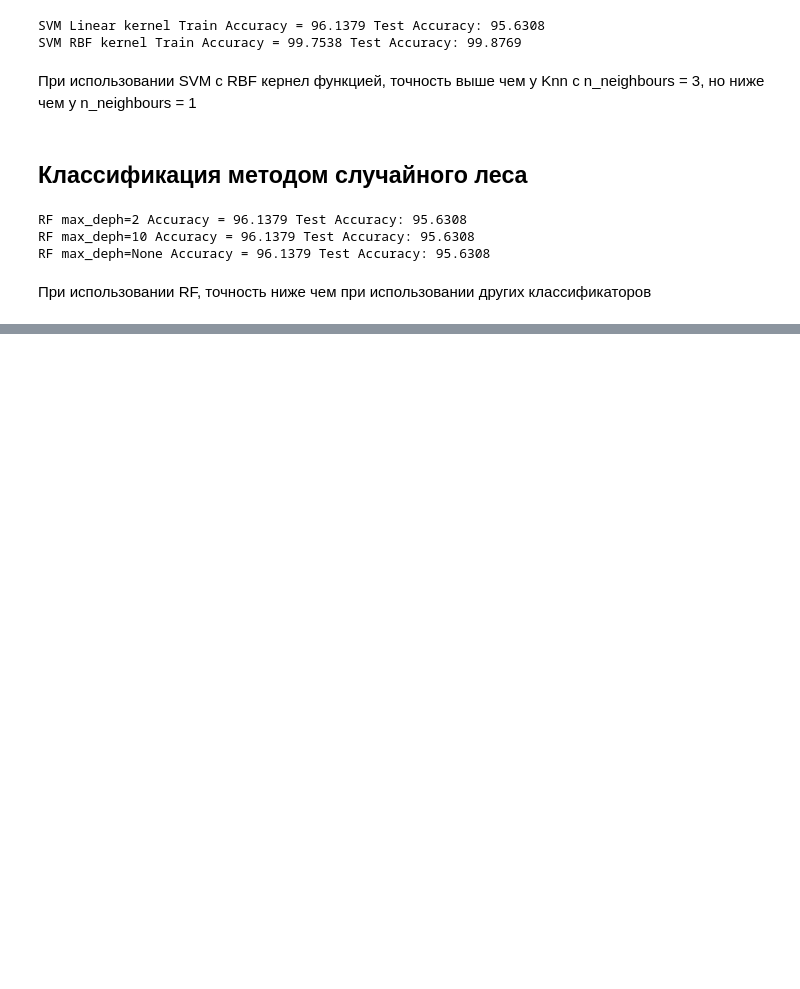
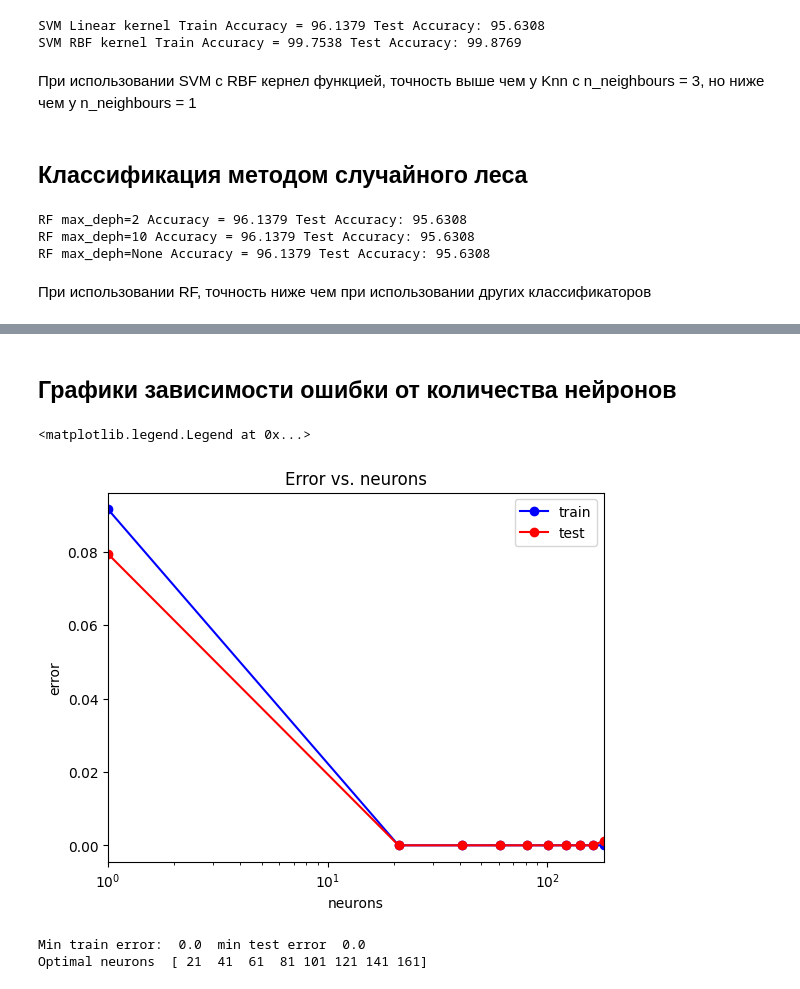
Before and after one commit to KirillYashin/ML_Course, a Jupyter notebook: HW_1.ipynb, the cells around one changed output, grey strips where cells are left out. Saved outputs shown, nothing was run; the diff lists cells and outputs as text; code cells hidden in the pictures; blank space fills up the shorter version.

```diff
--- a/HW_1.ipynb
+++ b/HW_1.ipynb
@@ -390,3 +490,44 @@ RF max_deph=None Accuracy = 96.1379 Test Accuracy: 95.6308
+# %% [markdown]
+## Графики зависимости ошибки от количества нейронов
+# %%
+import numpy as np
+import matplotlib.pyplot as plt
+neurons_count = np.array([x for x in range(1, 200, 20)])
+
+test_err = []
+train_err = []
+
+for neurons in neurons_count:
+    mlp_model = MLPClassifier(alpha = alpha_opt[0], hidden_layer_sizes = (neurons,),
+                              solver = 'lbfgs', activation = 'logistic', max_iter=1000, random_state = 42)
+    mlp_model.fit(x_train, y_train)
+
+    y_train_pred = mlp_model.predict(x_train)
+    y_test_pred = mlp_model.predict(x_test)
+
+    train_err.append(1 - accuracy_score(y_train, y_train_pred))
+    test_err.append(1 - accuracy_score(y_test, y_test_pred))
+
+plt.semilogx(neurons_count, train_err, 'b-o', label = 'train')
+plt.semilogx(neurons_count, test_err, 'r-o', label = 'test')
+plt.xlim([np.min(neurons_count), np.max(neurons_count)])
+plt.title('Error vs. neurons')
+plt.xlabel('neurons')
+plt.ylabel('error')
+plt.legend()
+# %% [output]
+<matplotlib.legend.Legend at 0x...>
+[figure, added]
+# %%
+min_train_err = np.min(train_err)
+min_test_err = np.min(test_err)
+print("Min train error: ", min_train_err, " min test error ", min_test_err)
+
+neurons_opt = neurons_count[test_err == min_test_err]
+print("Optimal neurons ", neurons_opt)
+# %% [output]
+Min train error:  0.0  min test error  0.0
+Optimal neurons  [ 21  41  61  81 101 121 141 161]
 # %% [markdown]
 ## Заключение
 В результате работы была рассмотрена задача классификации на примере классификации грибов по их физическим свойствам на съедобные и не съедобные. Классы сбалансированны. Все признаки были категориальные, поэтому ,был применен LabelEncoding, который перевёл все признаки в числовые значения. Сильного разброса в значениях не было, поэтому нет необходимости использовать нормализацию. Значительных выбросов в данных не наблюдалось, пропущенные значения обработал LabelEncoding. Некоторые из признаков достаточно сильно коррелируют между собой.
```
Also changed, not shown: parts of 12 cells of this notebook.
